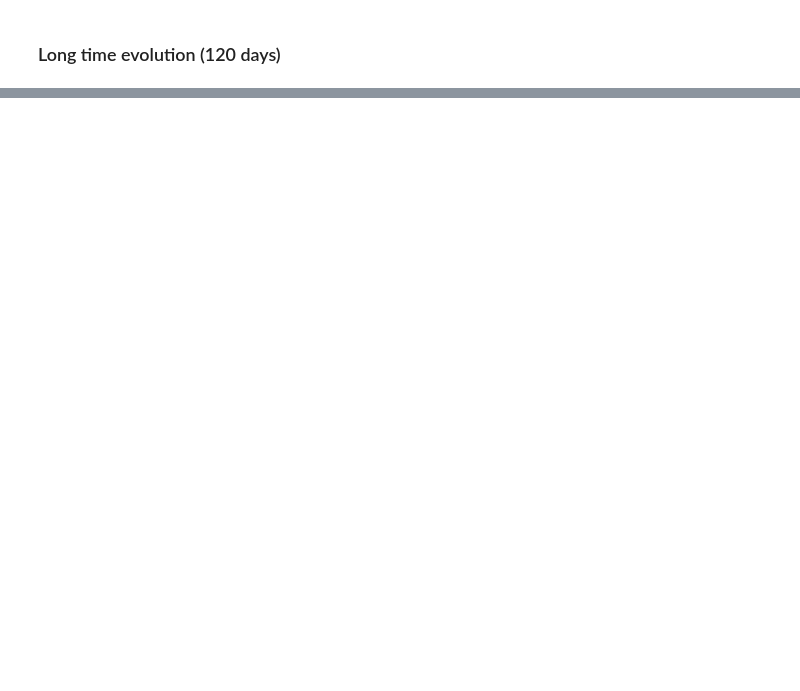
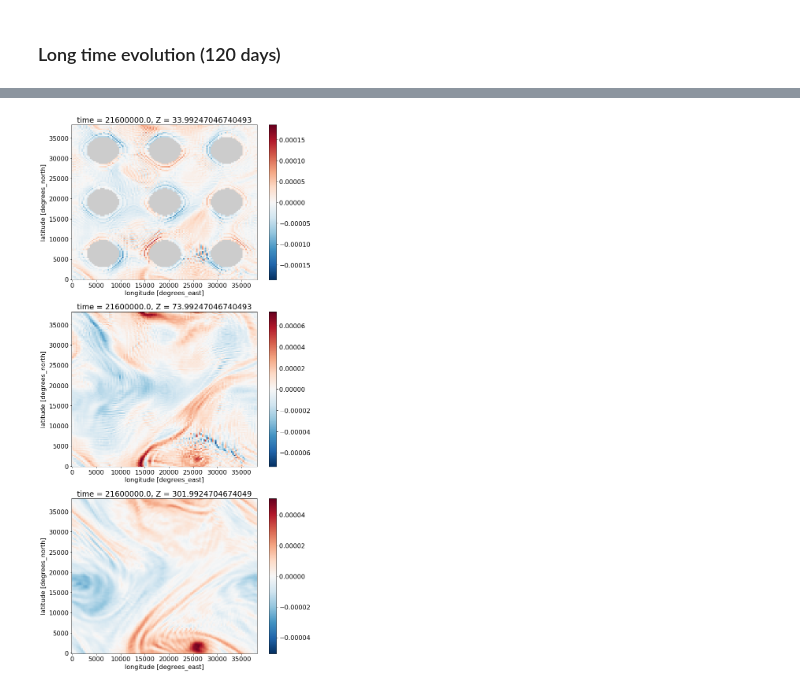
Before and after one commit to hdrake/bblturb, a Jupyter notebook: notebooks/analysis/00_example_notebook_xy_hills.ipynb, the cells around one changed output, grey strips where cells are left out. Cells and saved outputs as stored; diff of their text form; code cells hidden in the pictures; blank space fills up the shorter version.

```diff
--- a/notebooks/analysis/00_example_notebook_xy_hills.ipynb
+++ b/notebooks/analysis/00_example_notebook_xy_hills.ipynb
@@ -137,0 +174,12 @@ plt.tight_layout()
+# %%
+Z_slices = [35., 75., 300.]
+
+fig, axes = plt.subplots(3, 1, figsize=(10,20))
+ζ = ζ.where(ζ != 0.)
+
+for i, ax in enumerate(axes):
+    ζ.sel(Z=Z_slices[i], method='nearest').isel(time=-1).plot(ax=ax)
+
+plt.tight_layout()
+# %% [output]
+[figure, added]
```
Also changed, not shown: parts of 8 cells of this notebook, 10 other files.
